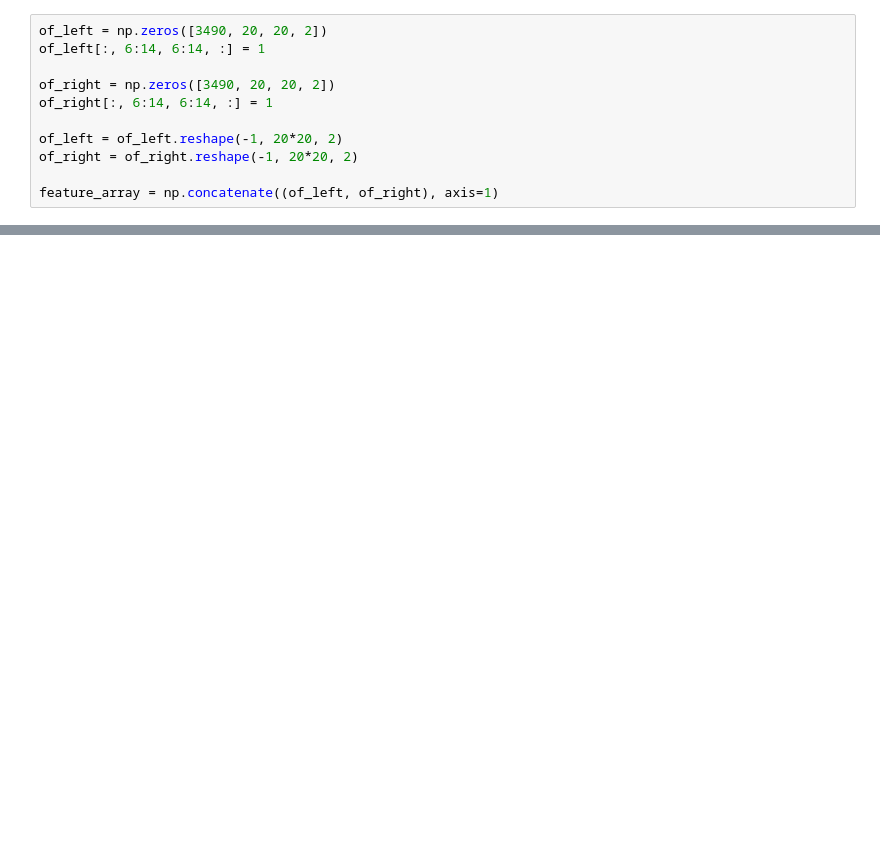
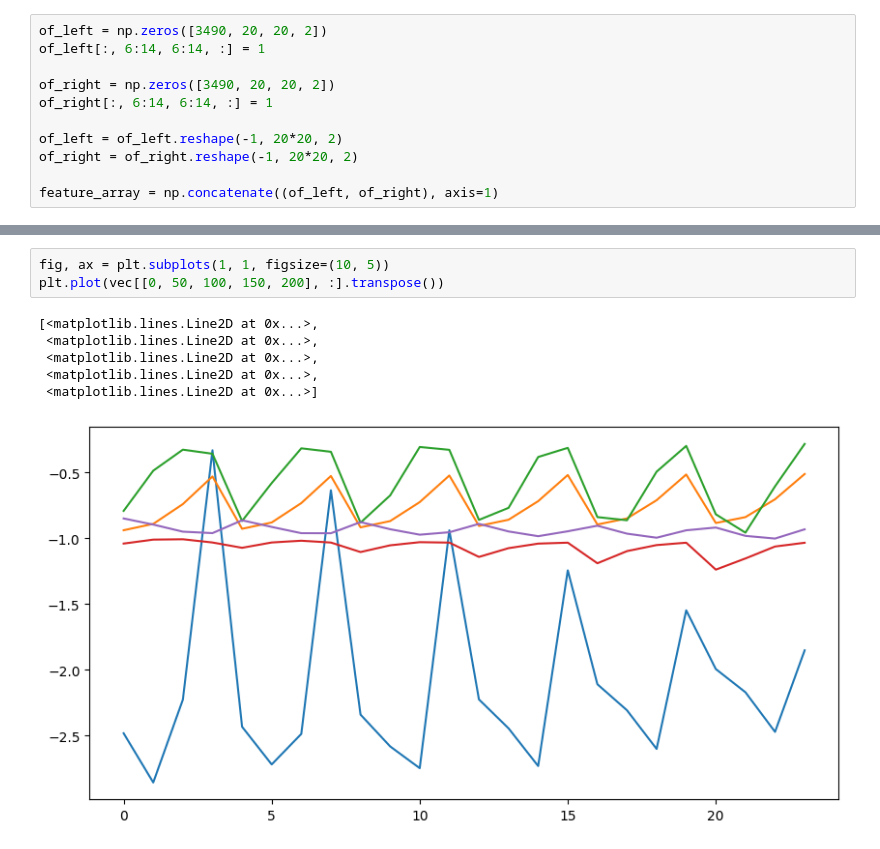
Before and after one commit to tpfffr/neon_blink_detection, a Jupyter notebook: notebooks/data_augmentation2.ipynb, the cells around one changed output, grey strips where cells are left out. Saved outputs shown, nothing was run; the diff lists cells and outputs as text; blank space fills up the shorter version.

```diff
--- a/notebooks/data_augmentation2.ipynb
+++ b/notebooks/data_augmentation2.ipynb
@@ -463,2 +451,12 @@ def _find_indices(
+# %%
+fig, ax = plt.subplots(1, 1, figsize=(10, 5))
+plt.plot(vec[[0, 50, 100, 150, 200], :].transpose())
+# %% [output]
+[<matplotlib.lines.Line2D at 0x...>,
+ <matplotlib.lines.Line2D at 0x...>,
+ <matplotlib.lines.Line2D at 0x...>,
+ <matplotlib.lines.Line2D at 0x...>,
+ <matplotlib.lines.Line2D at 0x...>]
+[figure, added]
 # %%
 # %% [output]
```
Also changed, not shown: parts of 31 cells of this notebook, 16 other files.
